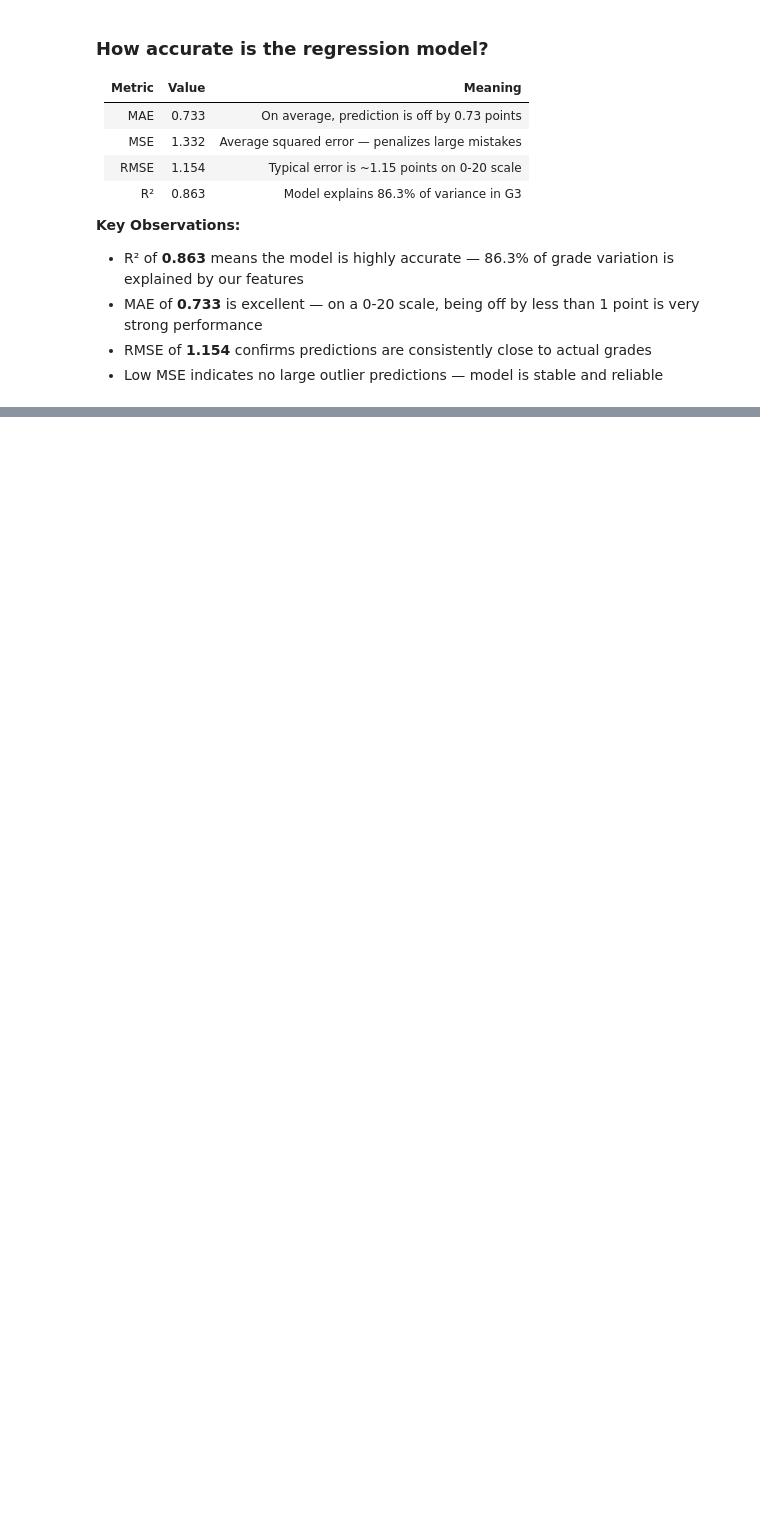
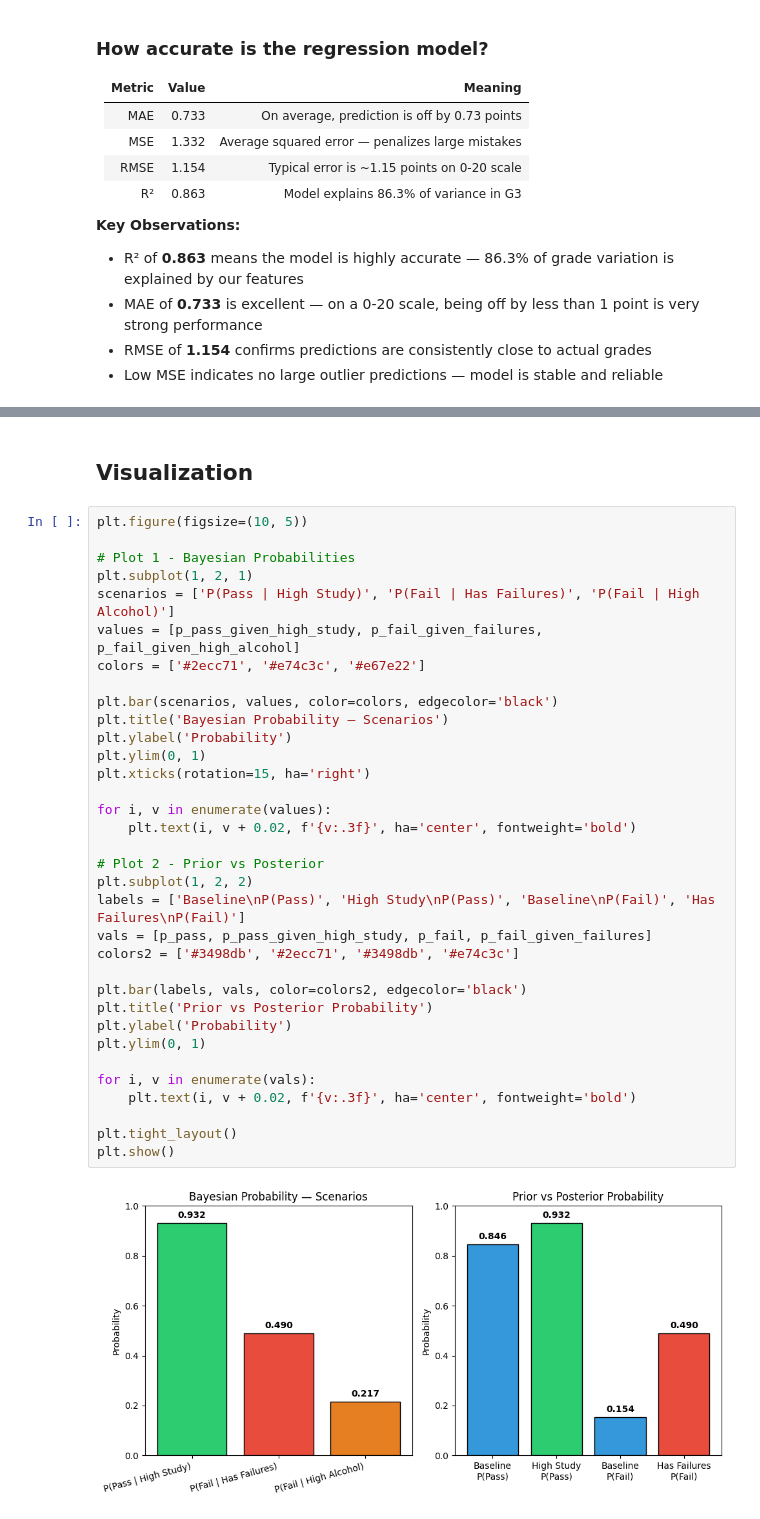
Before and after one commit to Abrar-ul-hasnain/student-performance-predictor, a Jupyter notebook: main.ipynb, the cells around one changed output, grey strips where cells are left out. Saved outputs shown, nothing was run; the diff lists cells and outputs as text; blank space fills up the shorter version.

Commit message:
C. Bayesian Probability

```diff
--- a/main.ipynb
+++ b/main.ipynb
@@ -819,0 +1046,38 @@ Each feature gets a weight — model learns these weights during training to min
+# %% [markdown]
+## Visualization
+# %%
+plt.figure(figsize=(10, 5))
+
+# Plot 1 - Bayesian Probabilities
+plt.subplot(1, 2, 1)
+scenarios = ['P(Pass | High Study)', 'P(Fail | Has Failures)', 'P(Fail | High Alcohol)']
+values = [p_pass_given_high_study, p_fail_given_failures, p_fail_given_high_alcohol]
+colors = ['#2ecc71', '#e74c3c', '#e67e22']
+
+plt.bar(scenarios, values, color=colors, edgecolor='black')
+plt.title('Bayesian Probability — Scenarios')
+plt.ylabel('Probability')
+plt.ylim(0, 1)
+plt.xticks(rotation=15, ha='right')
+
+for i, v in enumerate(values):
+    plt.text(i, v + 0.02, f'{v:.3f}', ha='center', fontweight='bold')
+
+# Plot 2 - Prior vs Posterior
+plt.subplot(1, 2, 2)
+labels = ['Baseline\nP(Pass)', 'High Study\nP(Pass)', 'Baseline\nP(Fail)', 'Has Failures\nP(Fail)']
+vals = [p_pass, p_pass_given_high_study, p_fail, p_fail_given_failures]
+colors2 = ['#3498db', '#2ecc71', '#3498db', '#e74c3c']
+
+plt.bar(labels, vals, color=colors2, edgecolor='black')
+plt.title('Prior vs Posterior Probability')
+plt.ylabel('Probability')
+plt.ylim(0, 1)
+
+for i, v in enumerate(vals):
+    plt.text(i, v + 0.02, f'{v:.3f}', ha='center', fontweight='bold')
+
+plt.tight_layout()
+plt.show()
+# %% [output]
+[figure, added]
```
Also changed, not shown: parts of 14 cells of this notebook.
